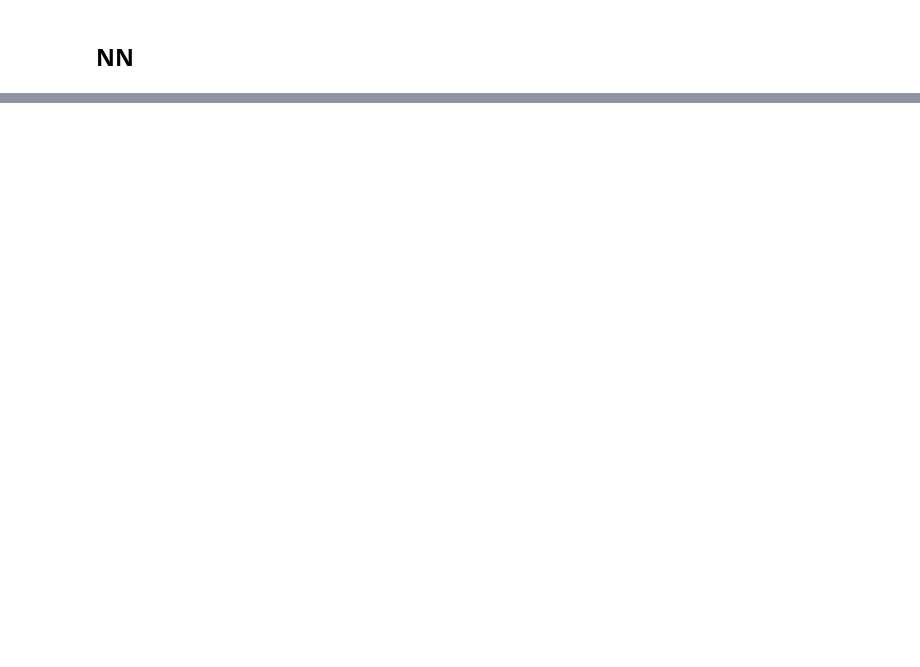
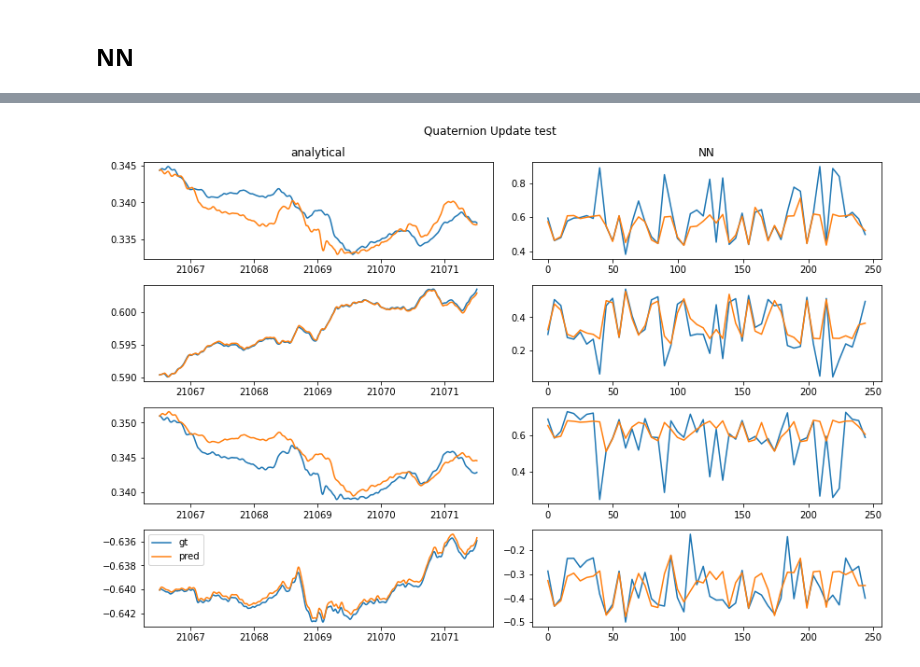
Before and after one commit to tonton-golio/inertial_navigation_transformer, a Jupyter notebook: playground_notebooks/quaternion_update_anton.ipynb, the cells around one changed output, grey strips where cells are left out. Cells and saved outputs as stored; diff of their text form; code cells hidden in the pictures; blank space fills up the shorter version.

```diff
--- a/playground_notebooks/quaternion_update_anton.ipynb
+++ b/playground_notebooks/quaternion_update_anton.ipynb
@@ -143,4 +49,16 @@ X, y = get_data(start=0, stop=n_seen, group_num=group_num, include_acc=include_a
 # %%
+# Set no. of layers in model
+Nlayers = 8
+# Set neurons per layer in model
+hidden_size = 128
+# Set learning rate
+learning_rate = 0.0001
+# Set loss function
+criterion = nn.L1Loss()
+# set n_epochs
+num_epochs = 60
+
+
 # set up a neural network with 3 inputs and 16 outputs
 # the 3 inputs are the 3 components of the angular velocity
 # the 16 outputs are the 16 elements of the 4x4 matrix Theta(w)
@@ -179,7 +97,7 @@ if device.type == 'cuda':
     print('Cached:   ', round(torch.cuda.memory_reserved(0)/1024**3,1), 'GB')
 
 
-net = Net(input_size=X.shape[1], output_size=4, hidden_size=hidden_size, num_layers=Nlayers)
+net = Net(input_size=X_test.shape[1], output_size=4, hidden_size=hidden_size, num_layers=Nlayers)
 
 # mount model to device
 net.to(device)
@@ -281,0 +166,65 @@ lstm = torch.load('load/from/path/model.pt')
+# %%
+# Predict angles analytically
+N = 1000
+q_gt = data_dict['pose/tango_ori'][:N]
+a = data_dict['synced/acce'][:N]
+m = data_dict['synced/magnet'][:N]
+w = data_dict['synced/gyro'][:N]
+dt = data_dict['synced/time'][1] - data_dict['synced/time'][0]
+
+q_pred_ana = np.zeros((N,4))
+q_pred_ana[0] = q_gt[0]
+factor= .0025                                # has been set arbitrarily
+for i in range(1,N):
+    q_pred_ana[i] = Theta(w[i]*factor, dt=dt)@q_pred_ana[i-1]
+
+
+# plot
+def plot_quat(q_gts, q_preds, xs, names = ['analytical', 'NN']):
+    if type(q_preds) is not list:
+        q_preds = [q_preds]
+    if type(q_gts) is not list:
+        q_gts = [q_gts]
+    if type(xs) is not list:
+        xs = [xs]
+
+    fig, ax = plt.subplots(4,len(q_preds), figsize=(12, 4*len(q_preds)))
+    ax = ax.reshape(4, -1).T
+    idx = 0
+    for q_pred, q_gt,x, name in zip(q_preds, q_gts,xs, names):
+        print('q_pred', q_pred.shape, 'q_gt', q_gt.shape, 'x', x.shape)
+        ax[idx, 0].plot(x, q_gt[:,0],)
+        ax[idx, 0].plot(x, q_pred[:,0],)
+        ax[idx, 1].plot(x, q_gt[:,1],)
+        ax[idx, 1].plot(x, q_pred[:,1],)
+        ax[idx, 2].plot(x, q_gt[:,2],)
+        ax[idx, 2].plot(x, q_pred[:,2],)
+        ax[idx, 3].plot(x, q_gt[:,3],label='gt')
+        ax[idx, 3].plot(x, q_pred[:,3],label=f'pred')
+
+        ax[idx, 0].set_title(name)
+        idx += 1
+    ax[0, 3].legend()
+    fig.suptitle('Quaternion Update test')
+    plt.tight_layout()
+
+
+# testing NN
+
+y_pred = []
+
+with torch.no_grad():
+    for i in range(X_test.shape[0]):
+        if i > 0:
+            X_test[i, -4:] = torch.tensor(y_pred[i-1])
+        y_pred.append(net(X_test[i].to(device)).cpu().numpy())
+y_pred = np.array(y_pred).squeeze()
+
+
+up_to = 50
+plot_quat([q_gt, y_test[:up_to]],
+          [q_pred_ana, y_pred[:up_to]],
+          [data_dict['synced/time'][:N],
+           np.linspace(0, N, len(y_test))[:up_to]],
+          names=['analytical', 'NN'])
+# %% [output]
@@ -281,0 +233 @@ lstm = torch.load('load/from/path/model.pt')
+[figure, added]
```
Also changed, not shown: parts of 14 cells of this notebook, 3 other files.
